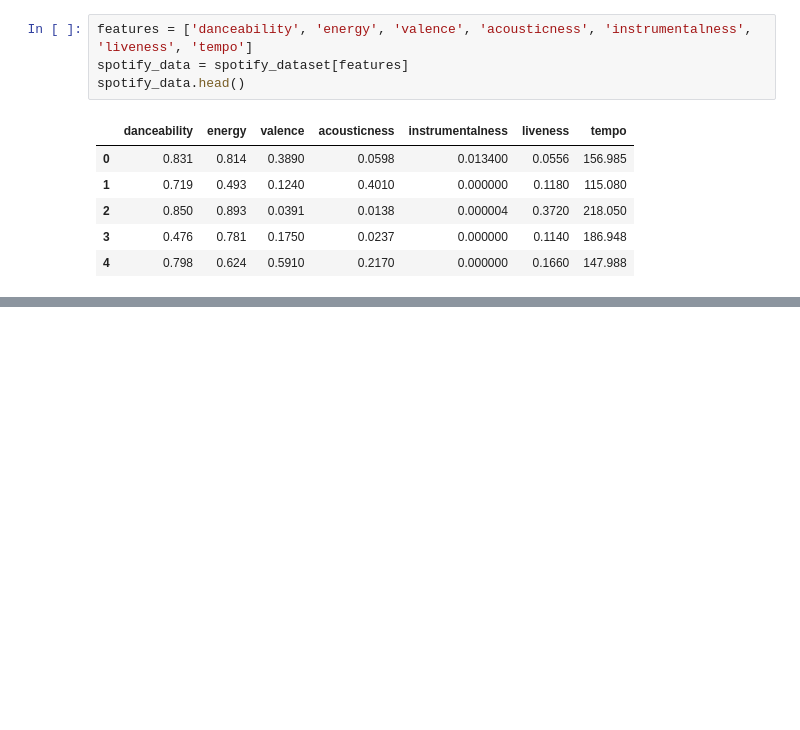
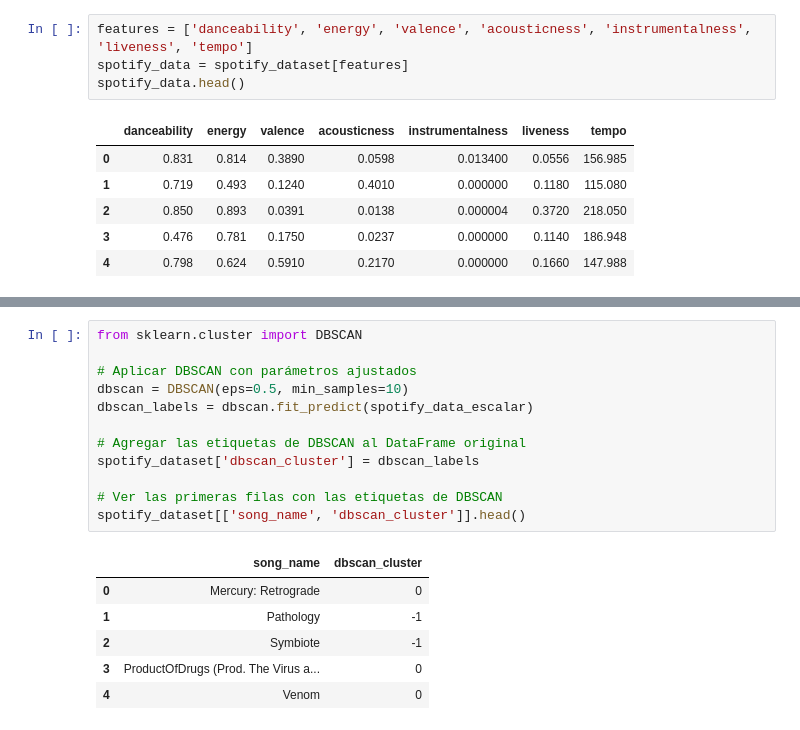
Before and after one commit to Airim-Coder/ICIF1041_Taller1, a Jupyter notebook: main.ipynb, the cells around one changed output, grey strips where cells are left out. Saved outputs shown, nothing was run; the diff lists cells and outputs as text; blank space fills up the shorter version.

```diff
--- a/main.ipynb
+++ b/main.ipynb
@@ -77,0 +128,19 @@ spotify_data.head()
+# %%
+from sklearn.cluster import DBSCAN
+
+# Aplicar DBSCAN con parámetros ajustados
+dbscan = DBSCAN(eps=0.5, min_samples=10)
+dbscan_labels = dbscan.fit_predict(spotify_data_escalar)
+
+# Agregar las etiquetas de DBSCAN al DataFrame original
+spotify_dataset['dbscan_cluster'] = dbscan_labels
+
+# Ver las primeras filas con las etiquetas de DBSCAN
+spotify_dataset[['song_name', 'dbscan_cluster']].head()
+# %% [output]
+|  | song_name | dbscan_cluster |
+| 0 | Mercury: Retrograde | 0 |
+| 1 | Pathology | -1 |
+| 2 | Symbiote | -1 |
+| 3 | ProductOfDrugs (Prod. The Virus a... | 0 |
+| 4 | Venom | 0 |
```
Also changed, not shown: parts of 6 cells of this notebook.
